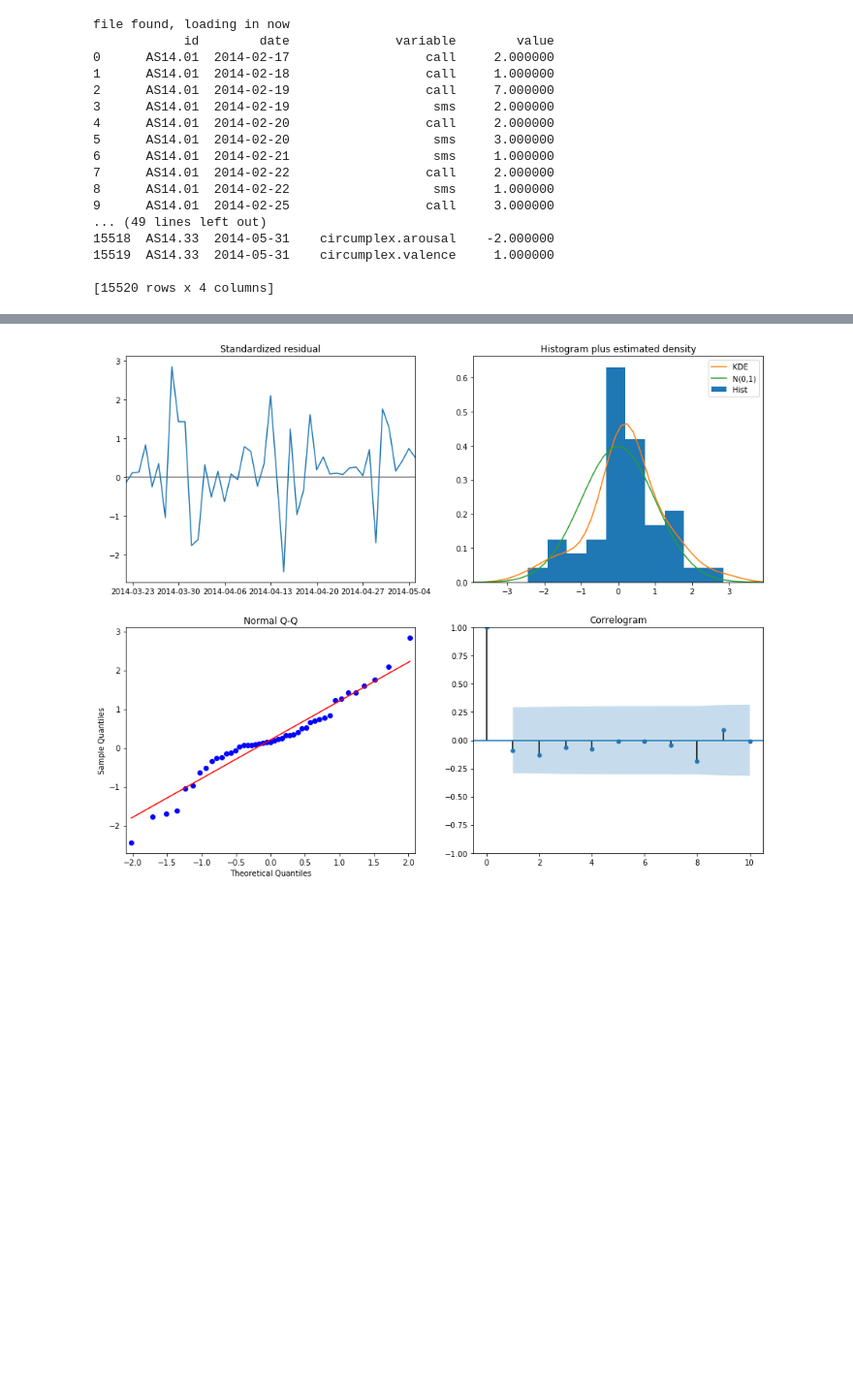
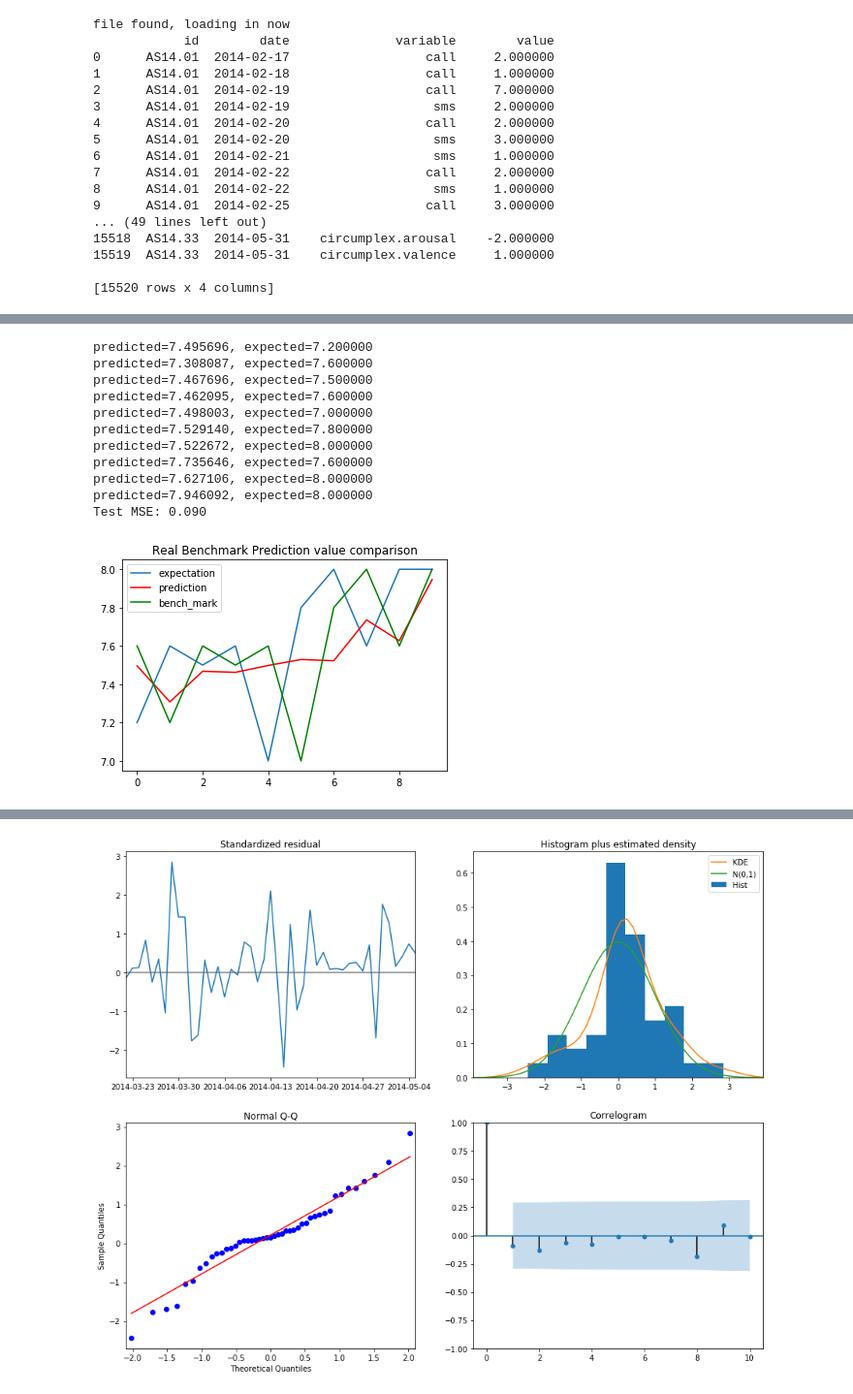
Before and after one commit to felicienveldema/DataMT, a Jupyter notebook: Assignment1_ARIMA_SARIMA.ipynb, the cells around one changed output, grey strips where cells are left out. Shown at 97% size. Saved outputs shown, nothing was run; the diff lists cells and outputs as text; code cells hidden in the pictures; blank space fills up the shorter version.

```diff
--- a/Assignment1_ARIMA_SARIMA.ipynb
+++ b/Assignment1_ARIMA_SARIMA.ipynb
@@ -275 +303,45 @@ dtype: float64
+# %%
+# Training and predicting
+
+def arima_t_p(timeseries, p, d, q):
+    X = timeseries.values
+    train, test = X[:-10], X[-10:]
+    history = [x for x in train]
+    predictions = list()
+    for t in range(len(test)):
+        model = ARIMA(history, order=(p,d,q))
+        model_fit = model.fit(disp=0)
+        output = model_fit.forecast()
+        yhat = output[0]
+        predictions.append(yhat[0])
+        obs = test[t]
+        e_1=obs-yhat
+        e_2=obs-test[t-1]
+        history.append(obs)
+        print('predicted=%f, expected=%f' % (yhat, obs))
+    error = mean_squared_error(test, predictions)
+    print('Test MSE: %.3f' % error)
+    # plot
+    E=plt.plot(test, label='expectation')
+    P=plt.plot(predictions, color='red', label='prediction')
+    bench=plt.plot(X[-11:-1], color='green', label='bench_mark')
+    plt.title('Real Benchmark Prediction value comparison')
+    plt.legend()
+    plt.show()
+    return predictions, error
+# %%
+pre,error=arima_t_p(mood, 5, 1, 1)
+# %% [output]
+predicted=7.495696, expected=7.200000
+predicted=7.308087, expected=7.600000
+predicted=7.467696, expected=7.500000
+predicted=7.462095, expected=7.600000
+predicted=7.498003, expected=7.000000
+predicted=7.529140, expected=7.800000
+predicted=7.522672, expected=8.000000
+predicted=7.735646, expected=7.600000
+predicted=7.627106, expected=8.000000
+predicted=7.946092, expected=8.000000
+Test MSE: 0.090
+[figure, added]
 # %%
```
Also changed, not shown: parts of 32 cells of this notebook, 3 other files.
